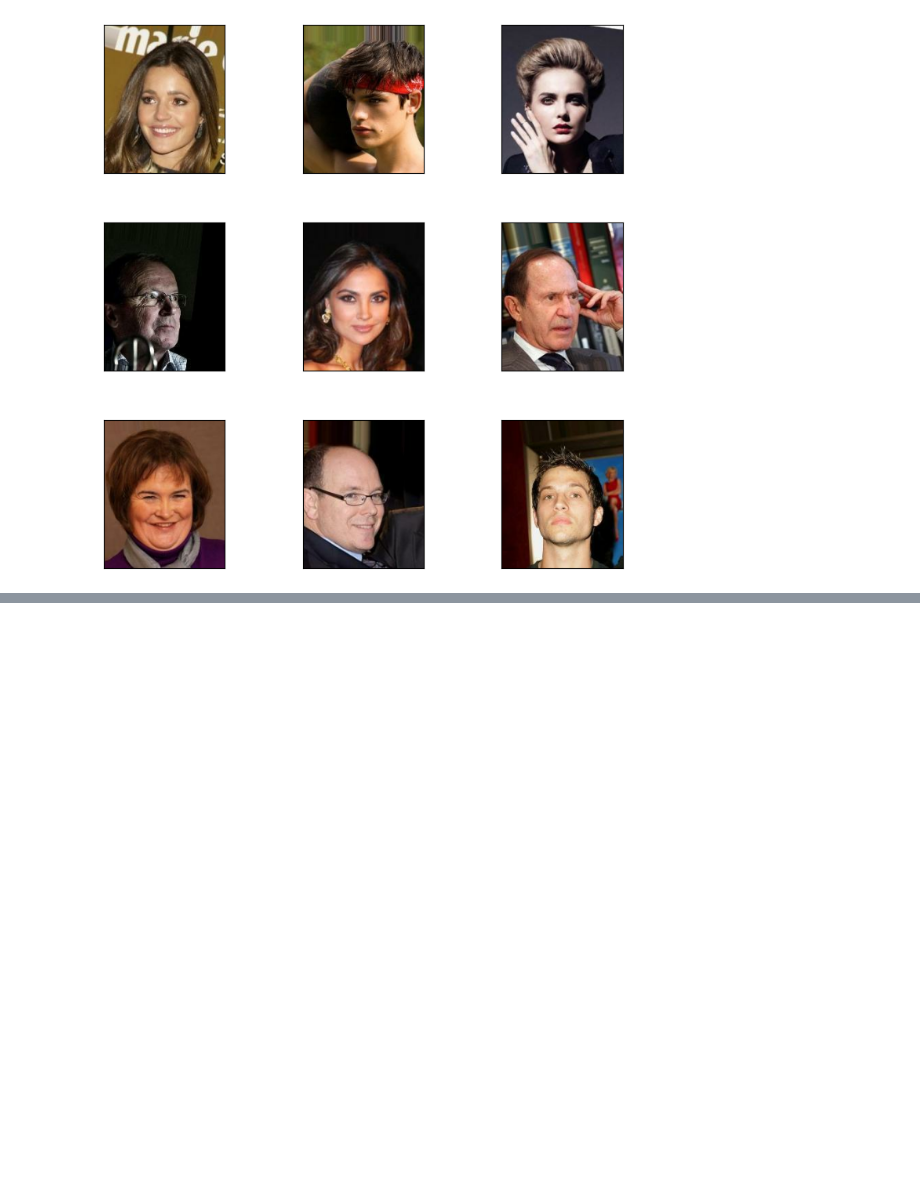
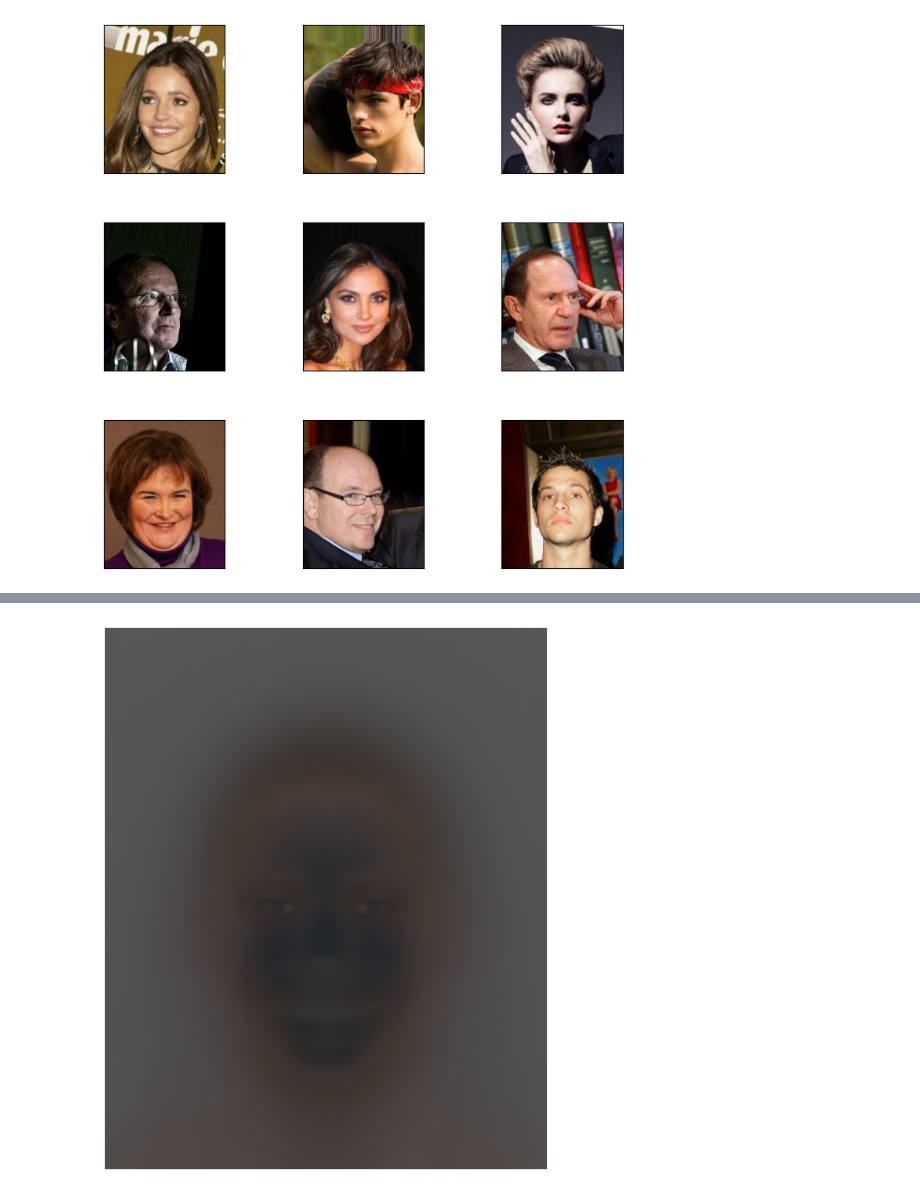
Before and after one commit to andres112/Advanced-Python, a Jupyter notebook: GeneracionImagenes.ipynb, the cells around one changed output, grey strips where cells are left out. Cells and saved outputs as stored; diff of their text form; code cells hidden in the pictures; blank space fills up the shorter version.

```diff
--- a/GeneracionImagenes.ipynb
+++ b/GeneracionImagenes.ipynb
@@ -51,0 +116,6 @@ fig = tfds.show_examples(dataset, info)
+# %%
+# Generate and display the standard deviation image from the sample images
+generated_image_std = generate_image_std(sample_images)
+show_image(generated_image_std)
+# %% [output]
+[figure, added]
```
Also changed, not shown: parts of 9 cells of this notebook.
